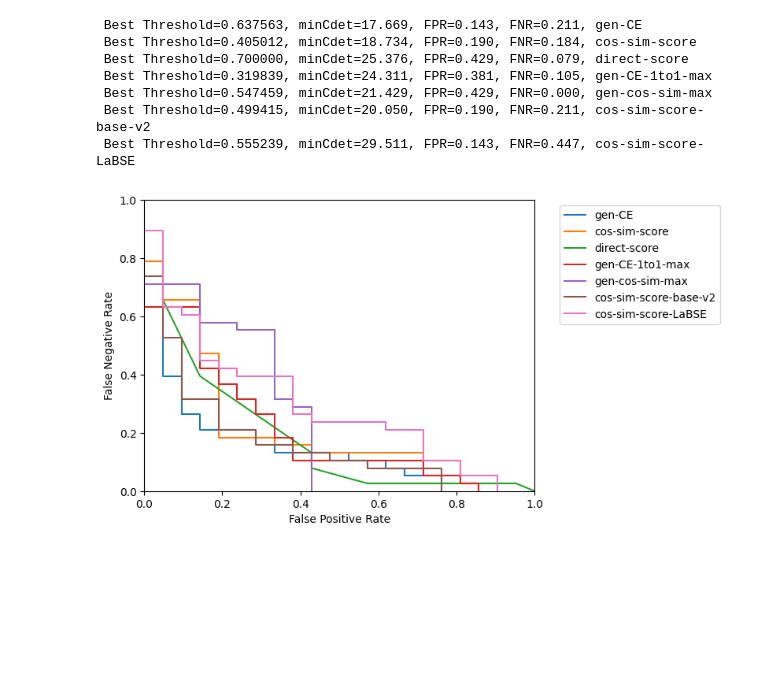
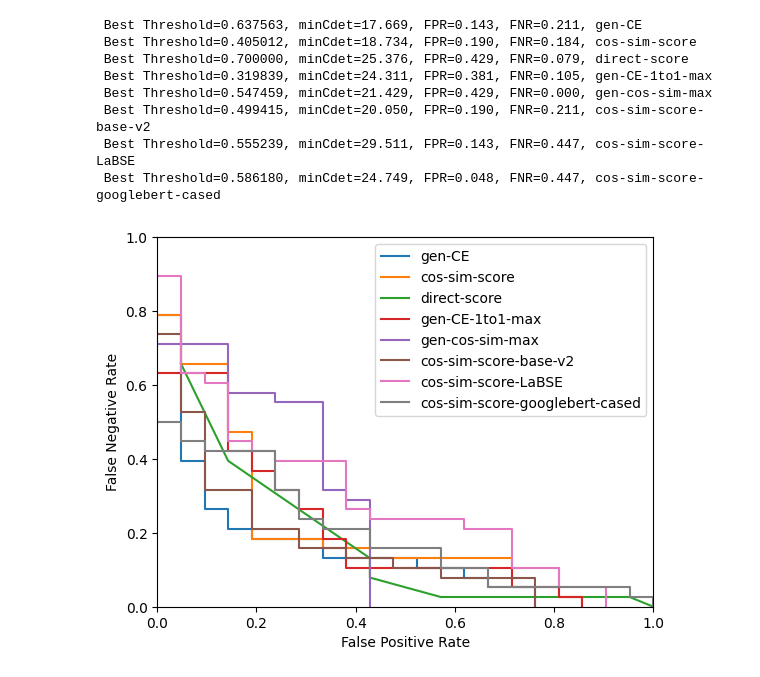
Before and after one commit to Ajchler/knn-fit, a Jupyter notebook: notebooks/DET-ectors.ipynb, the cells around one changed output. Cells and saved outputs as stored; diff of their text form; code cells hidden in the pictures; blank space fills up the shorter version.

```diff
--- a/notebooks/DET-ectors.ipynb
+++ b/notebooks/DET-ectors.ipynb
@@ -204,35 +204,37 @@ scores = [
 
 for score in scores:
     add_to_det(df[score], score)
 
 
 ax.set_xlabel('False Positive Rate')
 ax.set_ylabel('False Negative Rate')
 
 # ax.set_yscale('log')
 # ax.set_xscale('log')
 
 # ticks_to_use = [0.001,0.002,0.005,0.01,0.02,0.05,0.1,0.2,0.5,1]
 # ax.get_xaxis().set_major_formatter(matplotlib.ticker.ScalarFormatter())
 # ax.get_yaxis().set_major_formatter(matplotlib.ticker.ScalarFormatter())
 # ax.set_xticks(ticks_to_use)
 # ax.set_yticks(ticks_to_use)
 
 # Set axis limits
 # ax.set_xlim(0.01, 1)
 # ax.set_ylim(0.01, 1)
+plt.legend()
+plt.savefig("DET_ecting_bad_topics.png")
 
-plt.legend(bbox_to_anchor=(1.05, 1), loc='upper left')
 plt.show()
 # %% [output]
  Best Threshold=0.637563, minCdet=17.669, FPR=0.143, FNR=0.211, gen-CE
  Best Threshold=0.405012, minCdet=18.734, FPR=0.190, FNR=0.184, cos-sim-score
  Best Threshold=0.700000, minCdet=25.376, FPR=0.429, FNR=0.079, direct-score
  Best Threshold=0.319839, minCdet=24.311, FPR=0.381, FNR=0.105, gen-CE-1to1-max
  Best Threshold=0.547459, minCdet=21.429, FPR=0.429, FNR=0.000, gen-cos-sim-max
  Best Threshold=0.499415, minCdet=20.050, FPR=0.190, FNR=0.211, cos-sim-score-base-v2
  Best Threshold=0.555239, minCdet=29.511, FPR=0.143, FNR=0.447, cos-sim-score-LaBSE
+ Best Threshold=0.586180, minCdet=24.749, FPR=0.048, FNR=0.447, cos-sim-score-googlebert-cased
-[figure, old version]
+[figure, new version]
 # %%
 df
 # %% [output]
```
Also changed, not shown: 1 other file.
